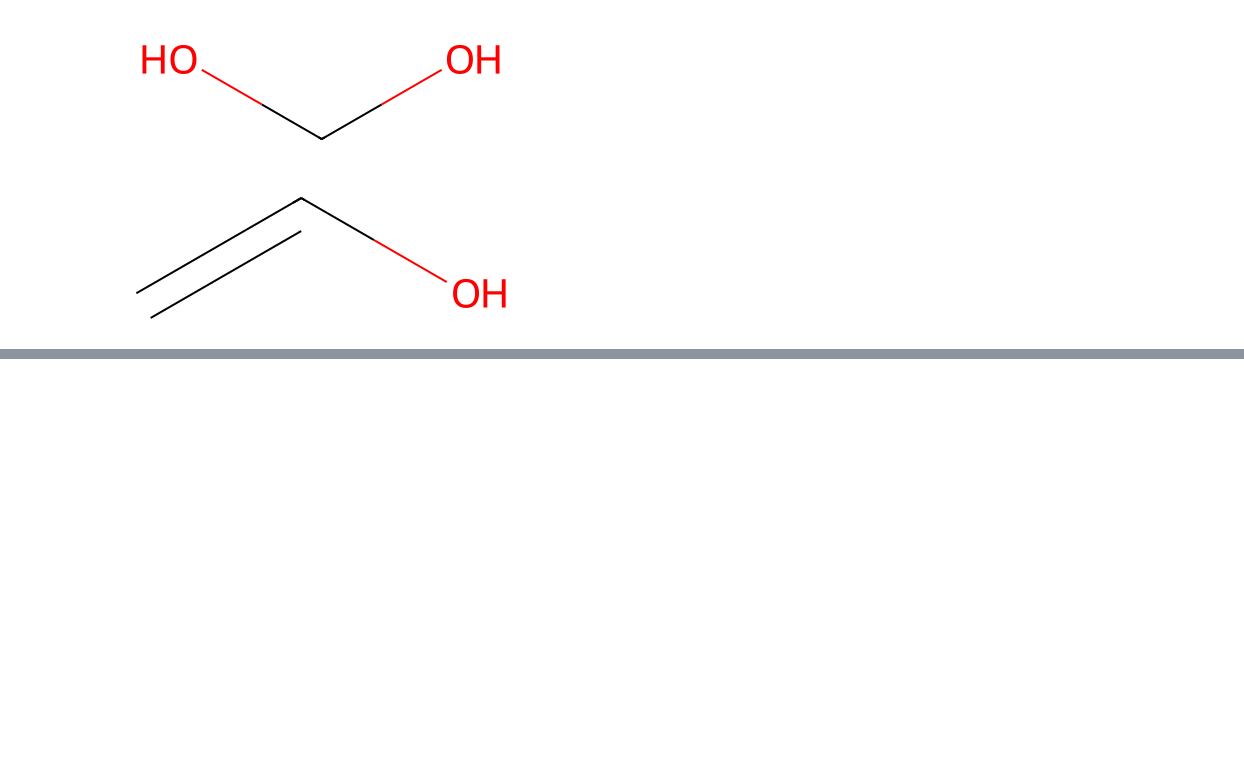
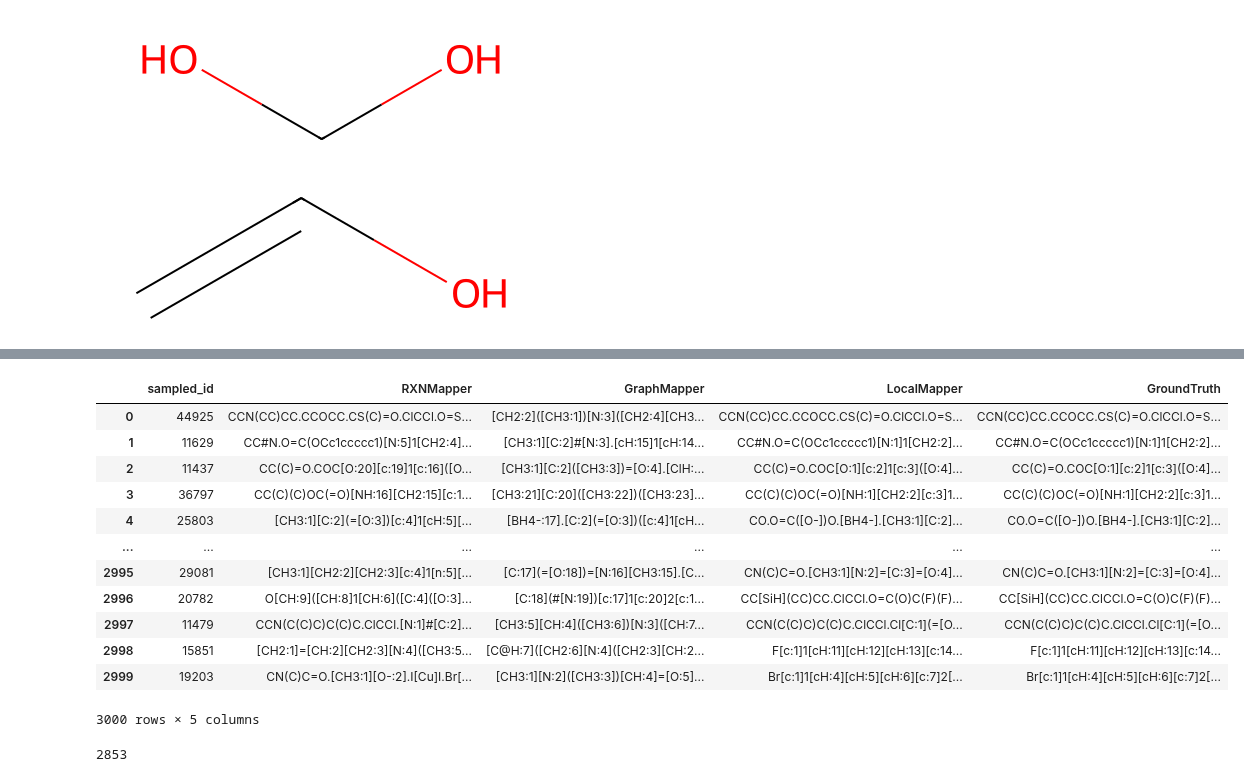
Before and after one commit to TieuLongPhan/SynTemp, a Jupyter notebook: test.ipynb, the cells around one changed output, grey strips where cells are left out. Cells and saved outputs as stored; diff of their text form; code cells hidden in the pictures; blank space fills up the shorter version.

```diff
--- a/test.ipynb
+++ b/test.ipynb
@@ -744,0 +339,23 @@ Chem.MolFromSmiles(prod)
+# %%
+import pandas as pd
+
+df = pd.read_csv('./Data/uspto_sample/uspto_sample.csv')
+df['GroundTruth'] = df['GraphMapper']
+df.loc[df['GraphMapper_correct']==False, 'GroundTruth'] = df.loc[df['GraphMapper_correct']==False, 'LocalMapper']
+df = df[['sampled_id', 'RXNMapper', 'GraphMapper', 'LocalMapper', 'GroundTruth']]
+# %%
+df.to_csv('uspto_3k')
+# %% [output]
+|  | sampled_id | RXNMapper | GraphMapper | LocalMapper | GroundTruth |
+| 0 | 44925 | CCN(CC)CC.CCOCC.CS(C)=O.ClCCl.O=S... | [CH2:2]([CH3:1])[N:3]([CH2:4][CH3... | CCN(CC)CC.CCOCC.CS(C)=O.ClCCl.O=S... | CCN(CC)CC.CCOCC.CS(C)=O.ClCCl.O=S... |
+| 1 | 11629 | CC#N.O=C(OCc1ccccc1)[N:5]1[CH2:4]... | [CH3:1][C:2]#[N:3].[cH:15]1[cH:14... | CC#N.O=C(OCc1ccccc1)[N:1]1[CH2:2]... | CC#N.O=C(OCc1ccccc1)[N:1]1[CH2:2]... |
+| 2 | 11437 | CC(C)=O.COC[O:20][c:19]1[c:16]([O... | [CH3:1][C:2]([CH3:3])=[O:4].[ClH:... | CC(C)=O.COC[O:1][c:2]1[c:3]([O:4]... | CC(C)=O.COC[O:1][c:2]1[c:3]([O:4]... |
+| 3 | 36797 | CC(C)(C)OC(=O)[NH:16][CH2:15][c:1... | [CH3:21][C:20]([CH3:22])([CH3:23]... | CC(C)(C)OC(=O)[NH:1][CH2:2][c:3]1... | CC(C)(C)OC(=O)[NH:1][CH2:2][c:3]1... |
+| 4 | 25803 | [CH3:1][C:2](=[O:3])[c:4]1[cH:5][... | [BH4-:17].[C:2](=[O:3])([c:4]1[cH... | CO.O=C([O-])O.[BH4-].[CH3:1][C:2]... | CO.O=C([O-])O.[BH4-].[CH3:1][C:2]... |
+| ... | ... | ... | ... | ... | ... |
+| 2995 | 29081 | [CH3:1][CH2:2][CH2:3][c:4]1[n:5][... | [C:17](=[O:18])=[N:16][CH3:15].[C... | CN(C)C=O.[CH3:1][N:2]=[C:3]=[O:4]... | CN(C)C=O.[CH3:1][N:2]=[C:3]=[O:4]... |
+| 2996 | 20782 | O[CH:9]([CH:8]1[CH:6]([C:4]([O:3]... | [C:18](#[N:19])[c:17]1[c:20]2[c:1... | CC[SiH](CC)CC.ClCCl.O=C(O)C(F)(F)... | CC[SiH](CC)CC.ClCCl.O=C(O)C(F)(F)... |
+| 2997 | 11479 | CCN(C(C)C)C(C)C.ClCCl.[N:1]#[C:2]... | [CH3:5][CH:4]([CH3:6])[N:3]([CH:7... | CCN(C(C)C)C(C)C.ClCCl.Cl[C:1](=[O... | CCN(C(C)C)C(C)C.ClCCl.Cl[C:1](=[O... |
+| 2998 | 15851 | [CH2:1]=[CH:2][CH2:3][N:4]([CH3:5... | [C@H:7]([CH2:6][N:4]([CH2:3][CH:2... | F[c:1]1[cH:11][cH:12][cH:13][c:14... | F[c:1]1[cH:11][cH:12][cH:13][c:14... |
+| 2999 | 19203 | CN(C)C=O.[CH3:1][O-:2].I[Cu]I.Br[... | [CH3:1][N:2]([CH3:3])[CH:4]=[O:5]... | Br[c:1]1[cH:4][cH:5][cH:6][c:7]2[... | Br[c:1]1[cH:4][cH:5][cH:6][c:7]2[... |
+3000 rows × 5 columns
@@ -744,0 +364,4 @@ Chem.MolFromSmiles(prod)
+# %%
+df['GraphMapper_correct'].sum()
+# %% [output]
+2853
```
Also changed, not shown: parts of 39 cells of this notebook, 11 other files.
